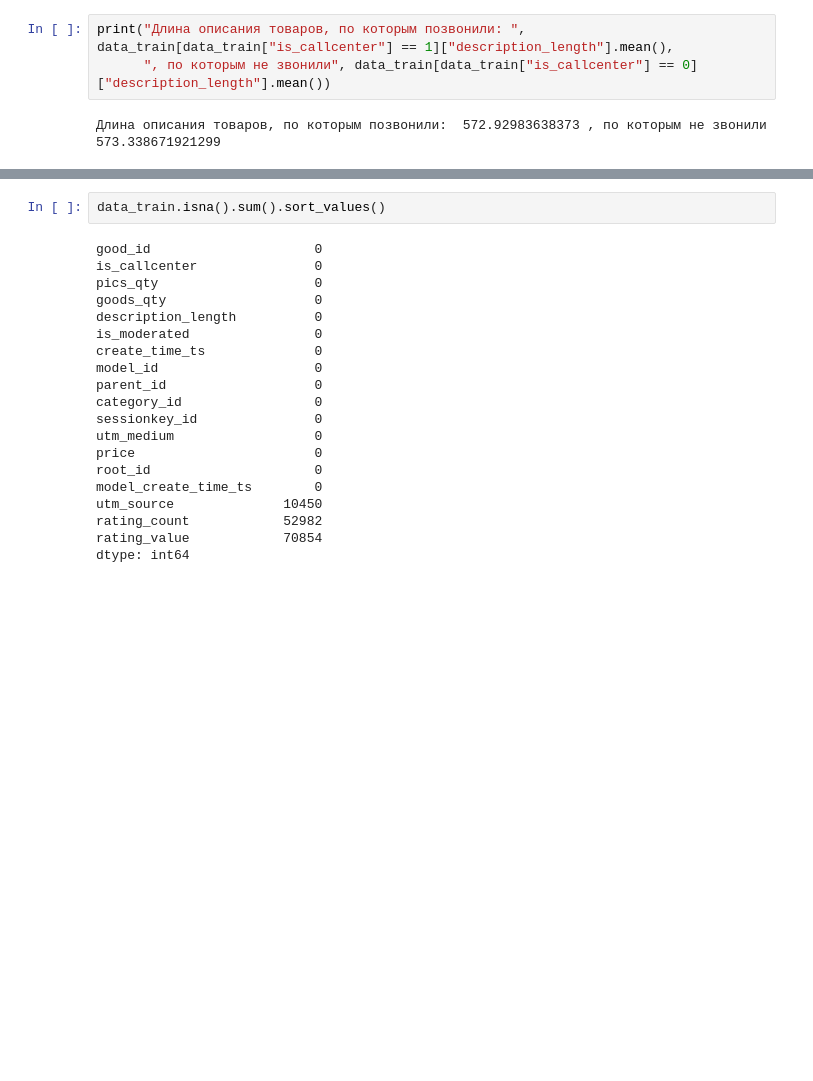
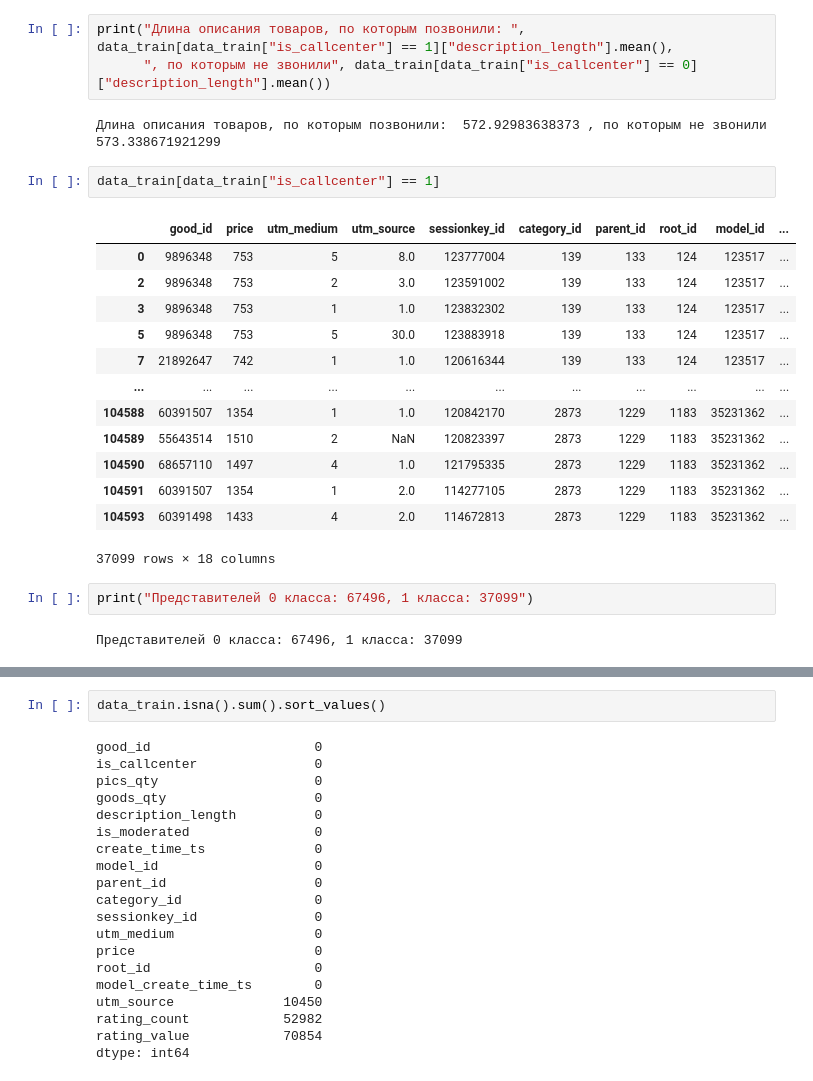
Before and after one commit to zgermion/Callcenter-predict, a Jupyter notebook: baseline.ipynb, the cells around one changed output, grey strips where cells are left out. Saved outputs shown, nothing was run; the diff lists cells and outputs as text; blank space fills up the shorter version.

```diff
--- a/baseline.ipynb
+++ b/baseline.ipynb
@@ -181,3 +181,23 @@ print("Длина описания товаров, по которым позв
       ", по которым не звонили", data_train[data_train["is_callcenter"] == 0]["description_length"].mean())
 # %% [output]
 Длина описания товаров, по которым позвонили:  572.92983638373 , по которым не звонили 573.338671921299
+# %%
+data_train[data_train["is_callcenter"] == 1]
+# %% [output]
+|  | good_id | price | utm_medium | utm_source | sessionkey_id | category_id | parent_id | root_id | model_id | ... |
+| 0 | 9896348 | 753 | 5 | 8.0 | 123777004 | 139 | 133 | 124 | 123517 | ... |
+| 2 | 9896348 | 753 | 2 | 3.0 | 123591002 | 139 | 133 | 124 | 123517 | ... |
+| 3 | 9896348 | 753 | 1 | 1.0 | 123832302 | 139 | 133 | 124 | 123517 | ... |
+| 5 | 9896348 | 753 | 5 | 30.0 | 123883918 | 139 | 133 | 124 | 123517 | ... |
+| 7 | 21892647 | 742 | 1 | 1.0 | 120616344 | 139 | 133 | 124 | 123517 | ... |
+| ... | ... | ... | ... | ... | ... | ... | ... | ... | ... | ... |
+| 104588 | 60391507 | 1354 | 1 | 1.0 | 120842170 | 2873 | 1229 | 1183 | 35231362 | ... |
+| 104589 | 55643514 | 1510 | 2 | NaN | 120823397 | 2873 | 1229 | 1183 | 35231362 | ... |
+| 104590 | 68657110 | 1497 | 4 | 1.0 | 121795335 | 2873 | 1229 | 1183 | 35231362 | ... |
+| 104591 | 60391507 | 1354 | 1 | 2.0 | 114277105 | 2873 | 1229 | 1183 | 35231362 | ... |
+| 104593 | 60391498 | 1433 | 4 | 2.0 | 114672813 | 2873 | 1229 | 1183 | 35231362 | ... |
+37099 rows × 18 columns
+# %%
+print("Представителей 0 класса: 67496, 1 класса: 37099")
+# %% [output]
+Представителей 0 класса: 67496, 1 класса: 37099
```
Also changed, not shown: parts of 5 cells of this notebook, 1 other file.
